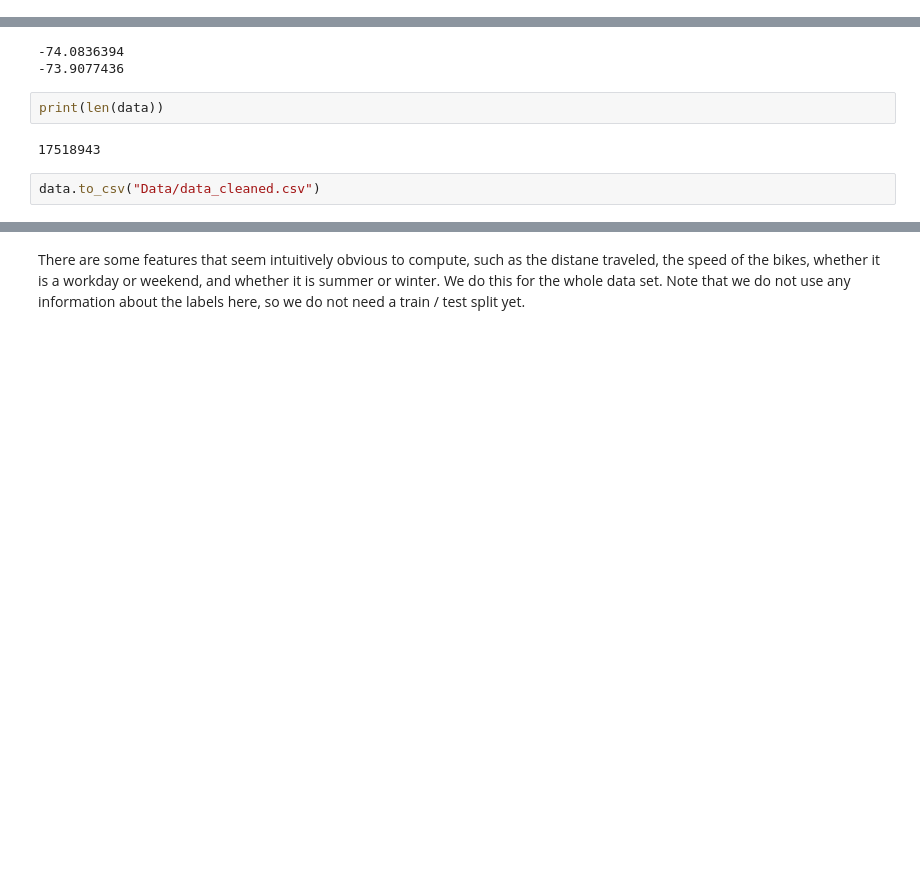
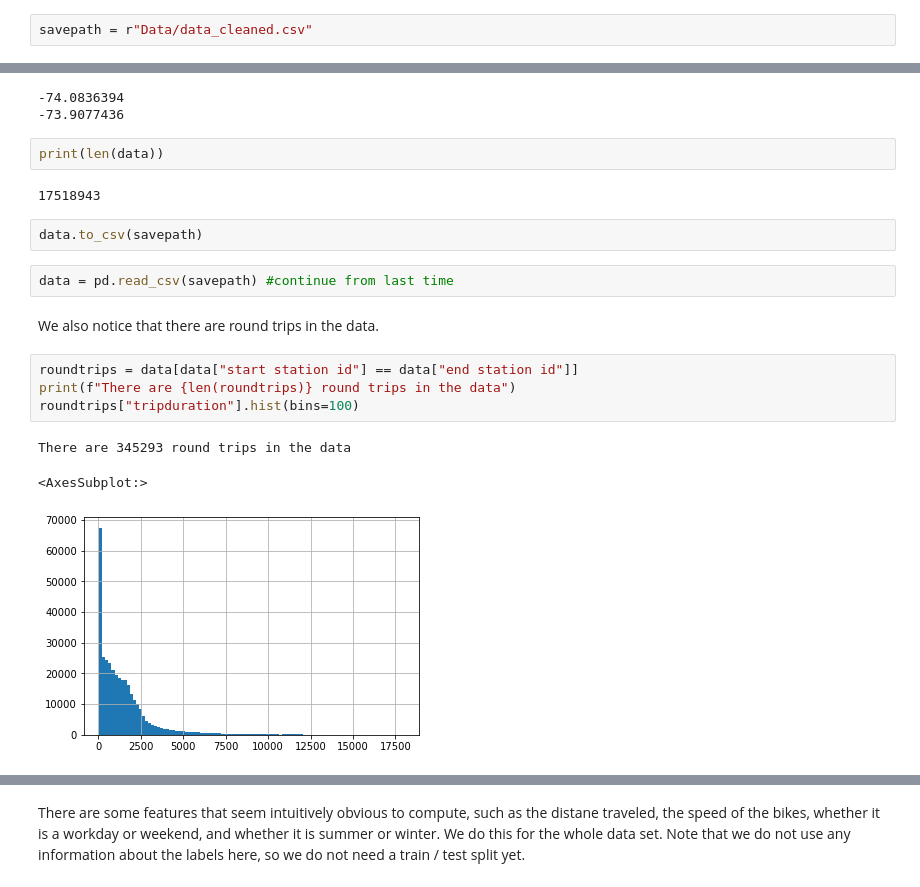
Before and after one commit to TWagner2/AXAChallenge, a Jupyter notebook: Preliminary.ipynb, the cells around one changed output, grey strips where cells are left out. Drawn from its saved outputs; the diff is of its cells as text; blank space fills up the shorter version.

```diff
--- a/Preliminary.ipynb
+++ b/Preliminary.ipynb
@@ -5,6 +6,8 @@ import glob
 %config IPCompleter.use_jedi=False
 
 from sklearn.model_selection import train_test_split
+# %%
+savepath = r"Data/data_cleaned.csv"
 # %% [markdown]
 ## IDEAS
 
@@ -239,4 +292,16 @@ print(len(data))
 # %% [output]
 17518943
 # %%
-data.to_csv("Data/data_cleaned.csv")
+data.to_csv(savepath)
+# %%
+data = pd.read_csv(savepath) #continue from last time
+# %% [markdown]
+We also notice that there are round trips in the data.
+# %%
+roundtrips = data[data["start station id"] == data["end station id"]]
+print(f"There are {len(roundtrips)} round trips in the data")
+roundtrips["tripduration"].hist(bins=100)
+# %% [output]
+There are 345293 round trips in the data
+<AxesSubplot:>
+[figure, added]
```
Also changed, not shown: parts of 42 cells of this notebook, 1 other file.
